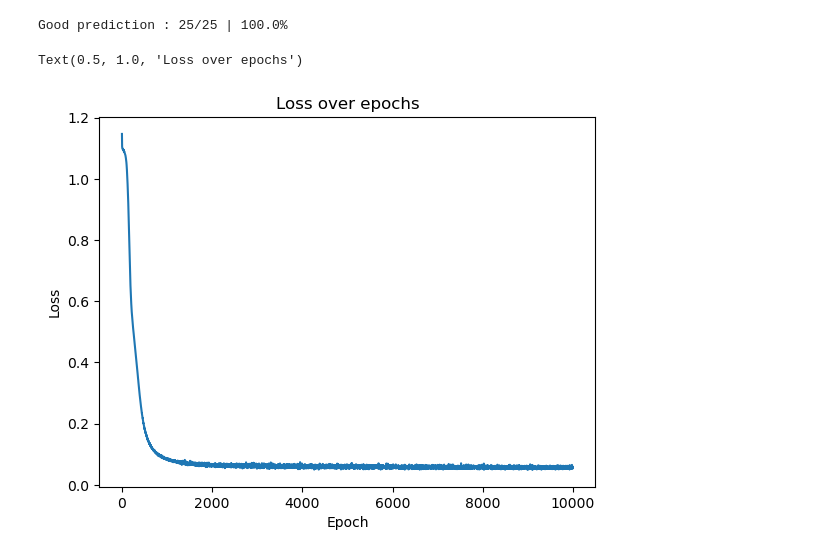
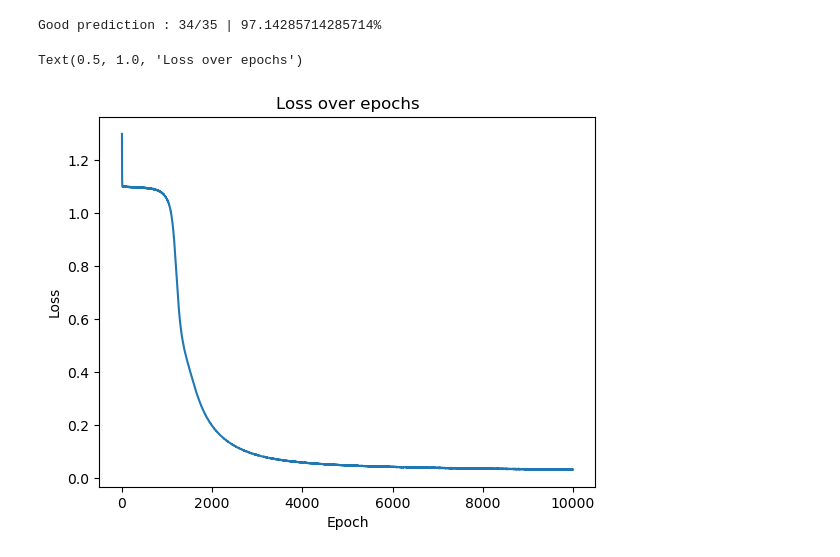
Before and after one commit to Eleko/FNN, a Jupyter notebook: FNN.ipynb, the cells around one changed output. Saved outputs shown, nothing was run; the diff lists cells and outputs as text; code cells hidden in the pictures.

Commit message:
Add normalization tool

```diff
--- a/FNN.ipynb
+++ b/FNN.ipynb
@@ -32,6 +32,9 @@ class FNN:
         self.batch_size = 1
         self.loss = []
         self.inputsNodes = inputs
+        self.x_normalizeScalars = None
+        self.y_normalizeScalars = None
+        self.axisToNormalize = (None, None)
 
     def activation(self, activ, z):
         if(activ == Activation.SIGMOID):
@@ -118,6 +121,14 @@ class FNN:
         self.set_weights()
         self.x_train = x_train
         self.y_train = y_train
+
+
+
+        if self.axisToNormalize[0] != None or self.axisToNormalize[1] != None:
+            print("X normalization : {} | Y normalization : {}".format(self.axisToNormalize[0], self.axisToNormalize[1]))
+            self.normalizeBackend(self.axisToNormalize[0], self.axisToNormalize[1])
+        else :
+            print("[Warning] Data not normalized")
         self.batch_size = batch_size
 
         shuffleTime = int(np.ceil(len(self.x_train)/self.batch_size))
@@ -142,8 +153,18 @@ class FNN:
             if(epoch% 100 == 0 or epoch == epochs-1):
                 print("Epoch {} / {} - Loss : {}".format(epoch+1, epochs, np.mean(epochLoss)))
             self.loss.append(np.mean(epochLoss))
+
+    def normalizeBackend(self, x, y):
+        if x is True:
+            self.x_normalizeScalars = (self.x_train.min(axis=0), self.x_train.max(axis=0))
+            self.x_train = (self.x_train - self.x_normalizeScalars[0]) / (self.x_normalizeScalars[1] - self.x_normalizeScalars[0])
+        if y is True:
+            self.y_normalizeScalars = (self.y_train.min(axis=0), self.y_train.max(axis=0))
+            self.y_train = (self.y_train - self.y_normalizeScalars[0]) / (self.y_normalizeScalars[1] - self.y_normalizeScalars[0])
+    def normalize(self, x=True, y=False):
+        self.axisToNormalize = (x,y)
 # %%
-np.random.seed(40)
+np.random.seed(42)
 np.set_printoptions(linewidth=np.inf)
 
 def combine_to_list(row):
@@ -166,13 +187,6 @@ train, test = df[msk], df[~msk]
 train.reset_index(drop=True, inplace=True)
 test.reset_index(drop=True, inplace=True)
 
-# Split training datas between X and Y
+# Split training data between X and Y
 y_train = train[0]
 x_train = train.iloc[:, :-1]
-
-# Normalize
-minimum = x_train.min(axis=0)
-maximum = x_train.max(axis=0)
-x_train = (x_train - minimum) / (maximum - minimum)
-print("Minimum : {} ".format(minimum.tolist()))
-print("Maximum : {}".format(maximum.tolist()))
@@ -182,6 +193,7 @@ Maximum : [7.9, 4.4, 6.9, 2.5]
 # %%
 model = FNN(inputs = 4)
-model.addLayer(4, Activation.RELU)
+model.normalize(x = True, y = False)
+model.addLayer(4, Activation.SIGMOID)
 model.addLayer(3, Activation.SIGMOID)
 model.addLayer(3, Activation.SOFTMAX)
 model.train(x_train, y_train, epochs = 10000, rate = .01, batch_size = 5)
@@ -206,31 +218,31 @@ Epoch 10000 / 10000 - Loss : 0.05671130146918722
 # %%
 import matplotlib.pyplot as plt
 
-# Split test datas between X and Y
+# Split test data between X and Y
 y_test = test[0]
 x_test = test.iloc[:, :-1]
 
 # Normalize
-x_test = (x_test - minimum) / (maximum - minimum)
+x_test = (x_test - model.x_normalizeScalars[0]) / (model.x_normalizeScalars[1] - model.x_normalizeScalars[0])
 
 # Transpose X & Y (observations in columns)
 x_batch_test = x_test.to_numpy().T
 y_batch_test = np.stack(y_test.to_numpy()).T
 
-# Predict for all tests datas
+# Predict for all tests data
 model.evaluateOne( x_batch_test, y_batch_test)
 
 # Good prediciton rate
 max_indices = np.argmax(model.layers[-1].a, axis=0)
 matching_counts = np.sum(y_batch_test[max_indices, np.arange(model.layers[-1].a.shape[1])])
 print("Good prediction : {}/{} | {}%".format(matching_counts, len(max_indices), (matching_counts * 100) / len(max_indices)))
 
 # Plot loss over epochs
 plt.plot(model.loss)
 plt.xlabel('Epoch')
 plt.ylabel('Loss')
 plt.title('Loss over epochs')
 # %% [output]
-Good prediction : 25/25 | 100.0%
+Good prediction : 34/35 | 97.14285714285714%
 Text(0.5, 1.0, 'Loss over epochs')
-[figure, old version]
+[figure, new version]
```
Also changed, not shown: parts of 2 cells of this notebook.
